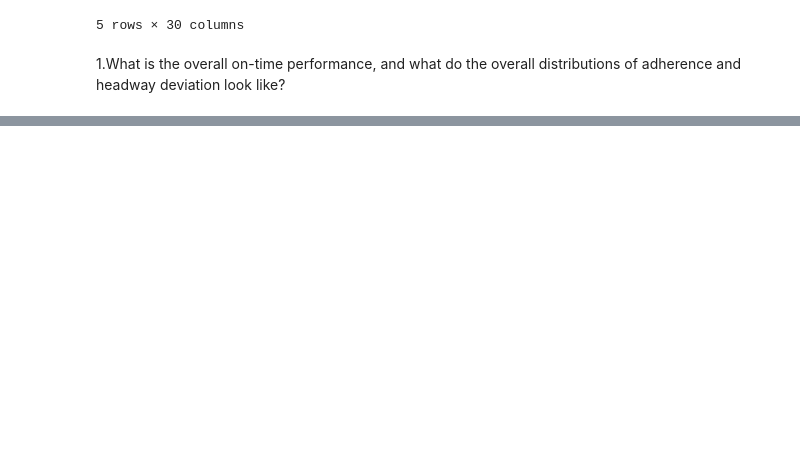
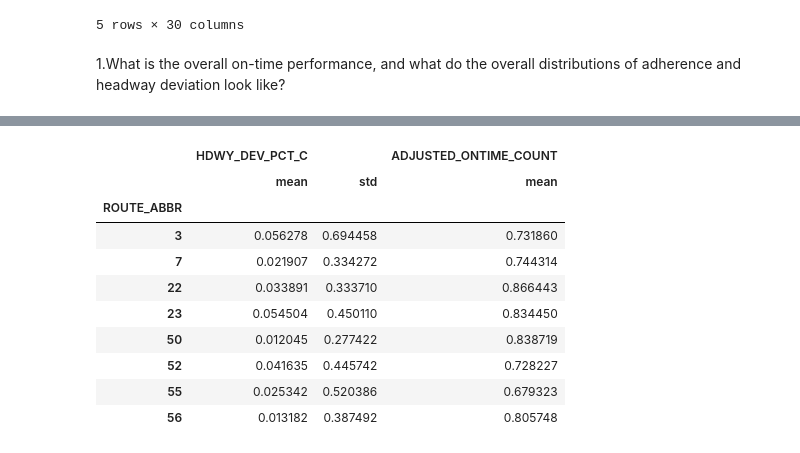
Before and after one commit to NSS-Data-Analytics-Cohort-11/wego-the-great-khans, a Jupyter notebook: notebooks/We-go_great_khans.ipynb, the cells around one changed output, grey strips where cells are left out. Saved outputs shown, nothing was run; the diff lists cells and outputs as text; code cells hidden in the pictures; blank space fills up the shorter version.

```diff
--- a/notebooks/We-go_great_khans.ipynb
+++ b/notebooks/We-go_great_khans.ipynb
@@ -114,0 +106,2 @@ plt.show()
+# %%
+grouped_abbr = wego.groupby('ROUTE_ABBR')
@@ -114,0 +110,16 @@ plt.show()
+# %%
+statistics = grouped_abbr.agg({'HDWY_DEV_PCT_C': ['mean', 'std'], 'ADJUSTED_ONTIME_COUNT': 'mean'})
+# %%
+statistics
+# %% [output]
+|  | HDWY_DEV_PCT_C |  | ADJUSTED_ONTIME_COUNT |
+|  | mean | std | mean |
+| ROUTE_ABBR |  |  |  |
+| 3 | 0.056278 | 0.694458 | 0.731860 |
+| 7 | 0.021907 | 0.334272 | 0.744314 |
+| 22 | 0.033891 | 0.333710 | 0.866443 |
+| 23 | 0.054504 | 0.450110 | 0.834450 |
+| 50 | 0.012045 | 0.277422 | 0.838719 |
+| 52 | 0.041635 | 0.445742 | 0.728227 |
+| 55 | 0.025342 | 0.520386 | 0.679323 |
+| 56 | 0.013182 | 0.387492 | 0.805748 |
```
Also changed, not shown: parts of 13 cells of this notebook.
